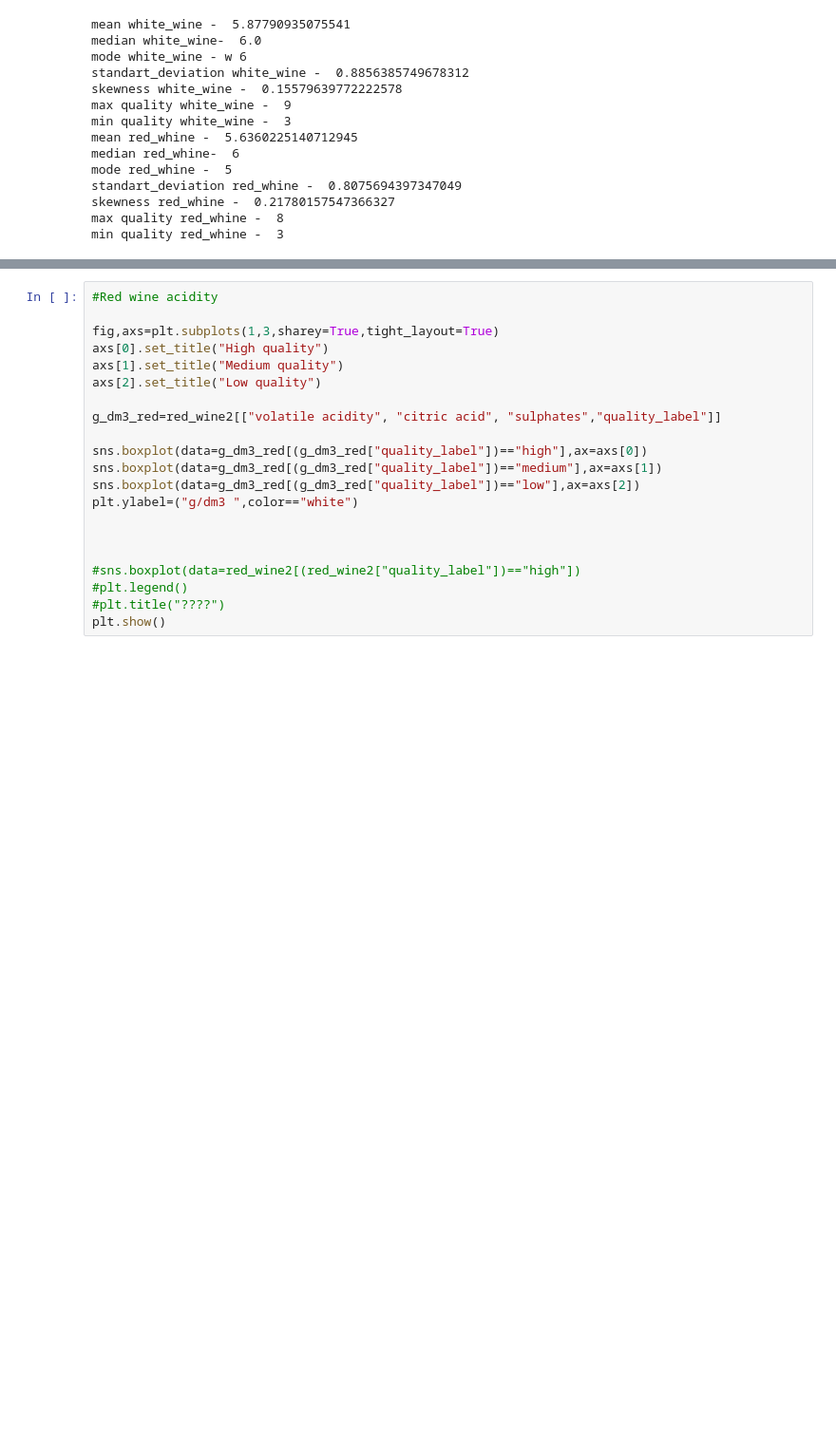
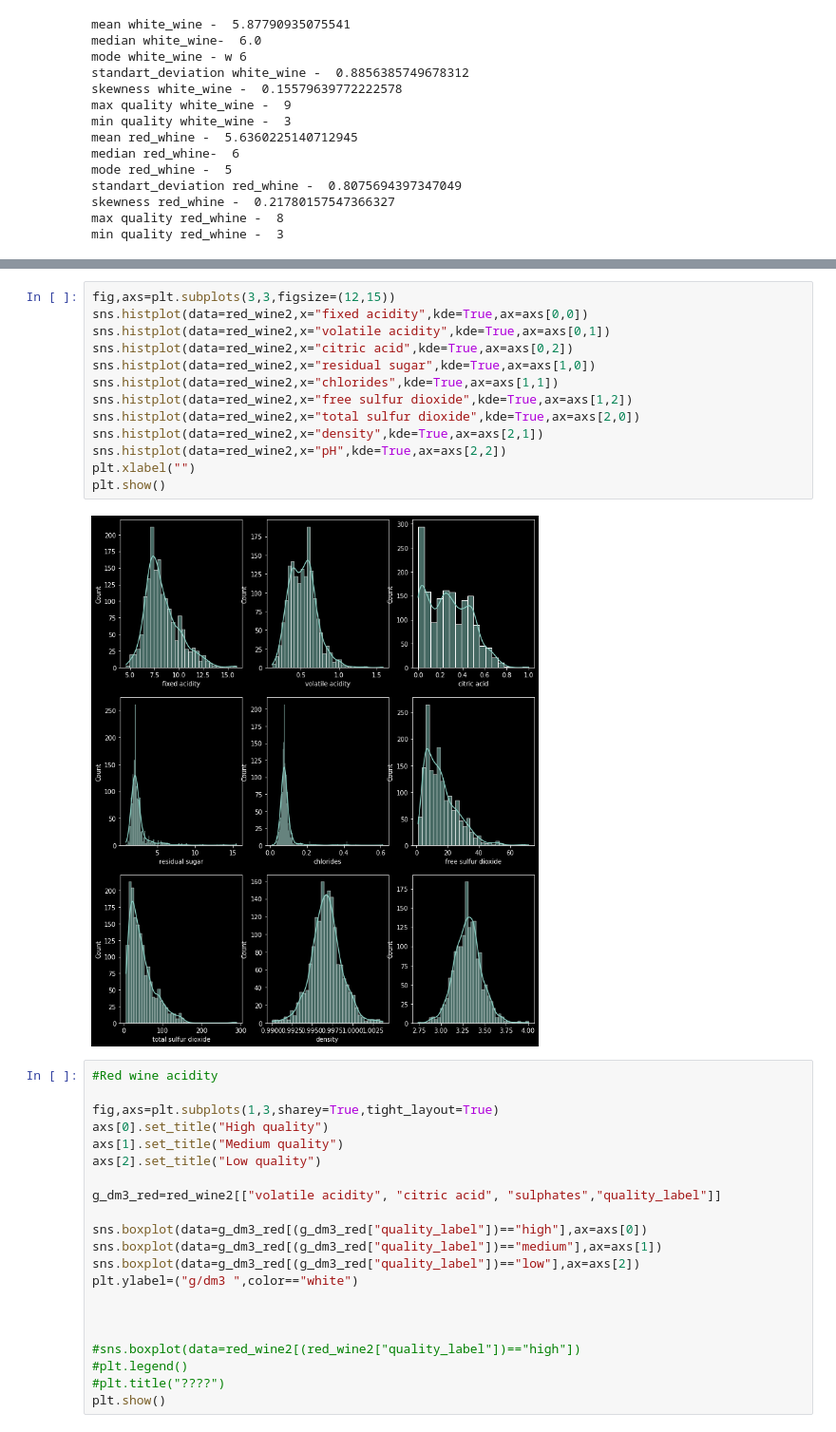
Before and after one commit to YanaOrf/BlueBerryWinery, a Jupyter notebook: BlueBerryWinery.ipynb, the cells around one changed output, grey strips where cells are left out. Shown at 95% size. Saved outputs shown, nothing was run; the diff lists cells and outputs as text; blank space fills up the shorter version.

```diff
--- a/BlueBerryWinery.ipynb
+++ b/BlueBerryWinery.ipynb
@@ -293,3 +294,18 @@ plt.show()
+# %%
+fig,axs=plt.subplots(3,3,figsize=(12,15))
+sns.histplot(data=red_wine2,x="fixed acidity",kde=True,ax=axs[0,0])
+sns.histplot(data=red_wine2,x="volatile acidity",kde=True,ax=axs[0,1])
+sns.histplot(data=red_wine2,x="citric acid",kde=True,ax=axs[0,2])
+sns.histplot(data=red_wine2,x="residual sugar",kde=True,ax=axs[1,0])
+sns.histplot(data=red_wine2,x="chlorides",kde=True,ax=axs[1,1])
+sns.histplot(data=red_wine2,x="free sulfur dioxide",kde=True,ax=axs[1,2])
+sns.histplot(data=red_wine2,x="total sulfur dioxide",kde=True,ax=axs[2,0])
+sns.histplot(data=red_wine2,x="density",kde=True,ax=axs[2,1])
+sns.histplot(data=red_wine2,x="pH",kde=True,ax=axs[2,2])
+plt.xlabel("")
+plt.show()
+# %% [output]
+[figure, added]
 # %%
 #Red wine acidity
 
```
Also changed, not shown: parts of 3 cells of this notebook.
